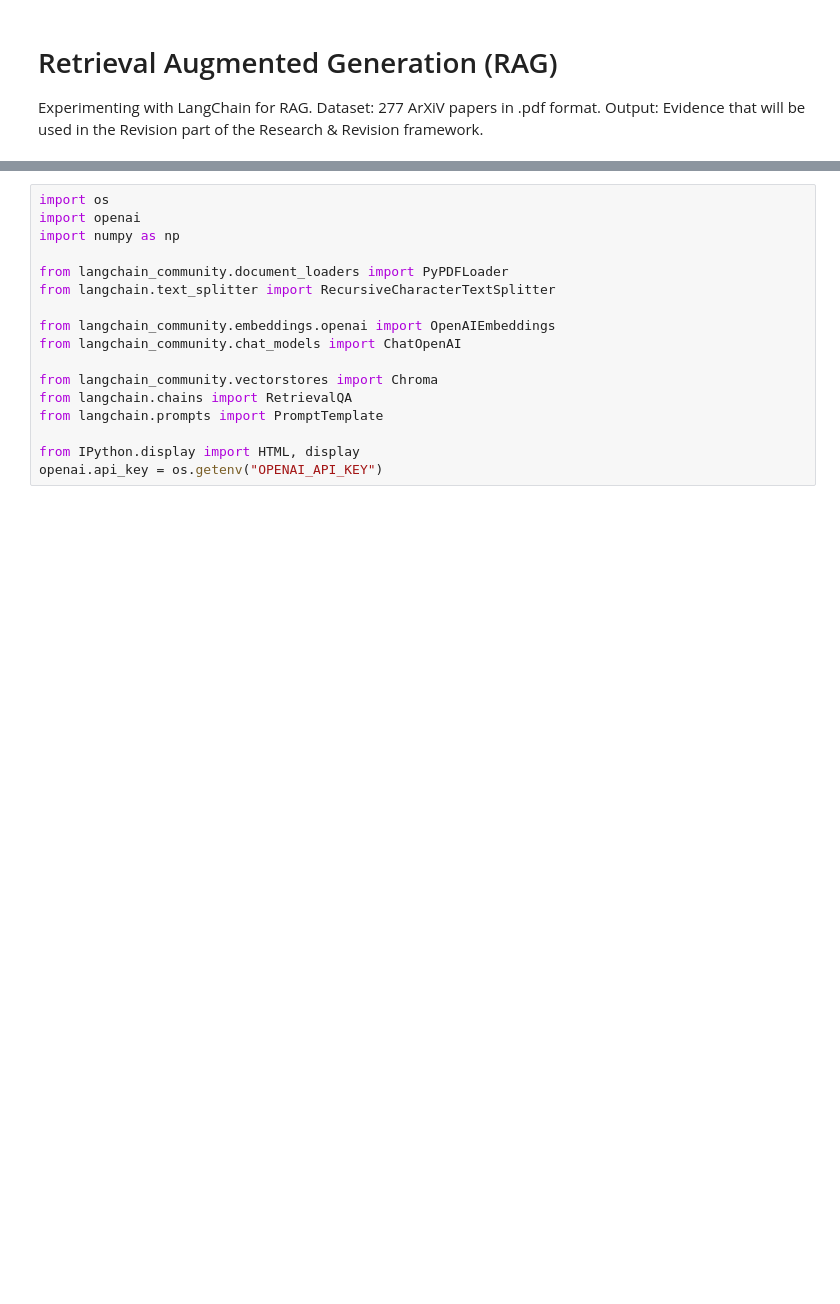
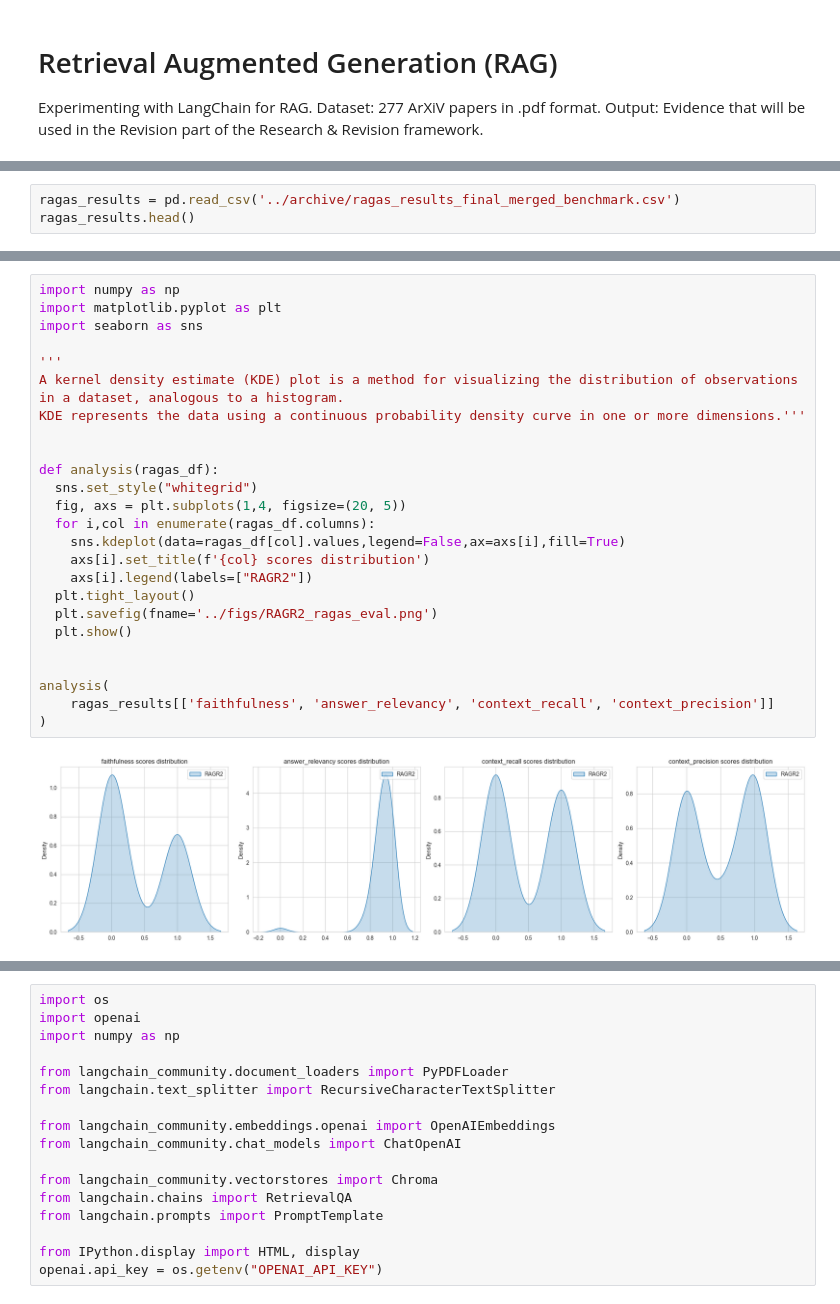
Before and after one commit to KremerML/RAGR2, a Jupyter notebook: notebooks/RAG_initial_exploration.ipynb, the cells around one changed output, grey strips where cells are left out. Cells and saved outputs as stored; diff of their text form; blank space fills up the shorter version.

```diff
--- a/notebooks/RAG_initial_exploration.ipynb
+++ b/notebooks/RAG_initial_exploration.ipynb
@@ -6,0 +217,3 @@ Output: Evidence that will be used in the Revision part of the Research & Revisi
+# %%
+ragas_results = pd.read_csv('../archive/ragas_results_final_merged_benchmark.csv')
+ragas_results.head()
@@ -6,0 +239,27 @@ Output: Evidence that will be used in the Revision part of the Research & Revisi
+# %%
+import numpy as np
+import matplotlib.pyplot as plt
+import seaborn as sns
+
+'''
+A kernel density estimate (KDE) plot is a method for visualizing the distribution of observations in a dataset, analogous to a histogram.
+KDE represents the data using a continuous probability density curve in one or more dimensions.'''
+
+
+def analysis(ragas_df):
+  sns.set_style("whitegrid")
+  fig, axs = plt.subplots(1,4, figsize=(20, 5))
+  for i,col in enumerate(ragas_df.columns):
+    sns.kdeplot(data=ragas_df[col].values,legend=False,ax=axs[i],fill=True)
+    axs[i].set_title(f'{col} scores distribution')
+    axs[i].legend(labels=["RAGR2"])
+  plt.tight_layout()
+  plt.savefig(fname='../figs/RAGR2_ragas_eval.png')
+  plt.show()
+
+
+analysis(
+    ragas_results[['faithfulness', 'answer_relevancy', 'context_recall', 'context_precision']]
+)
+# %% [output]
+[figure, added]
```
Also changed, not shown: parts of 18 cells of this notebook.
